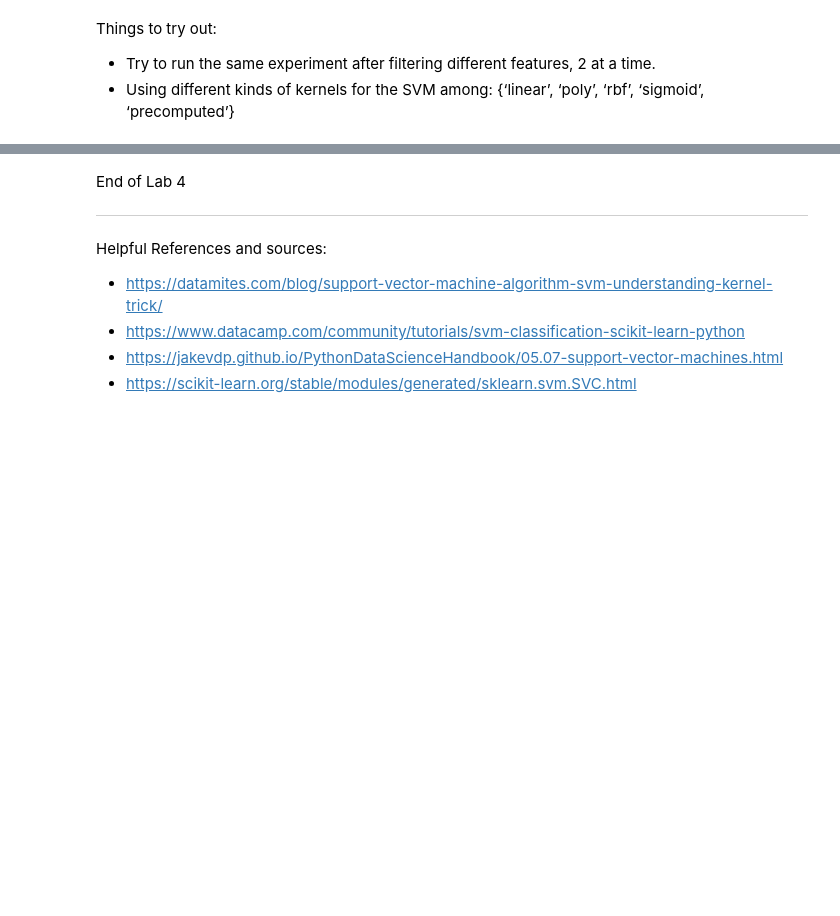
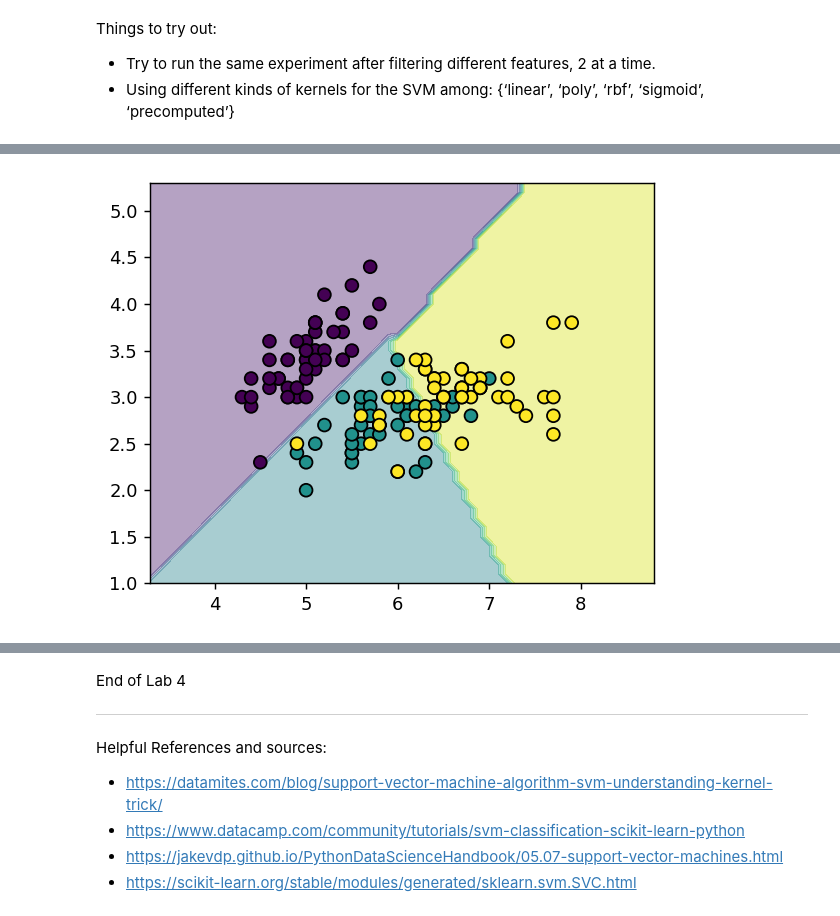
Before and after one commit to sriramdussa/fmml-jan-2022, a Jupyter notebook: SVM_Lab7.ipynb, the cells around one changed output, grey strips where cells are left out. Saved outputs shown, nothing was run; the diff lists cells and outputs as text; code cells hidden in the pictures; blank space fills up the shorter version.

```diff
--- a/SVM_Lab7.ipynb
+++ b/SVM_Lab7.ipynb
@@ -246,0 +263,8 @@ Things to try out:
+# %%
+plt.style.use("default")
+clf = svm.SVC(kernel="linear")
+pair = [0, 1]
+clf.fit(X[:, pair], y)
+plotDecisionBoundary(X, y, [0, 1], clf)
+# %% [output]
+[figure, added]
```
Also changed, not shown: parts of 4 cells of this notebook.
